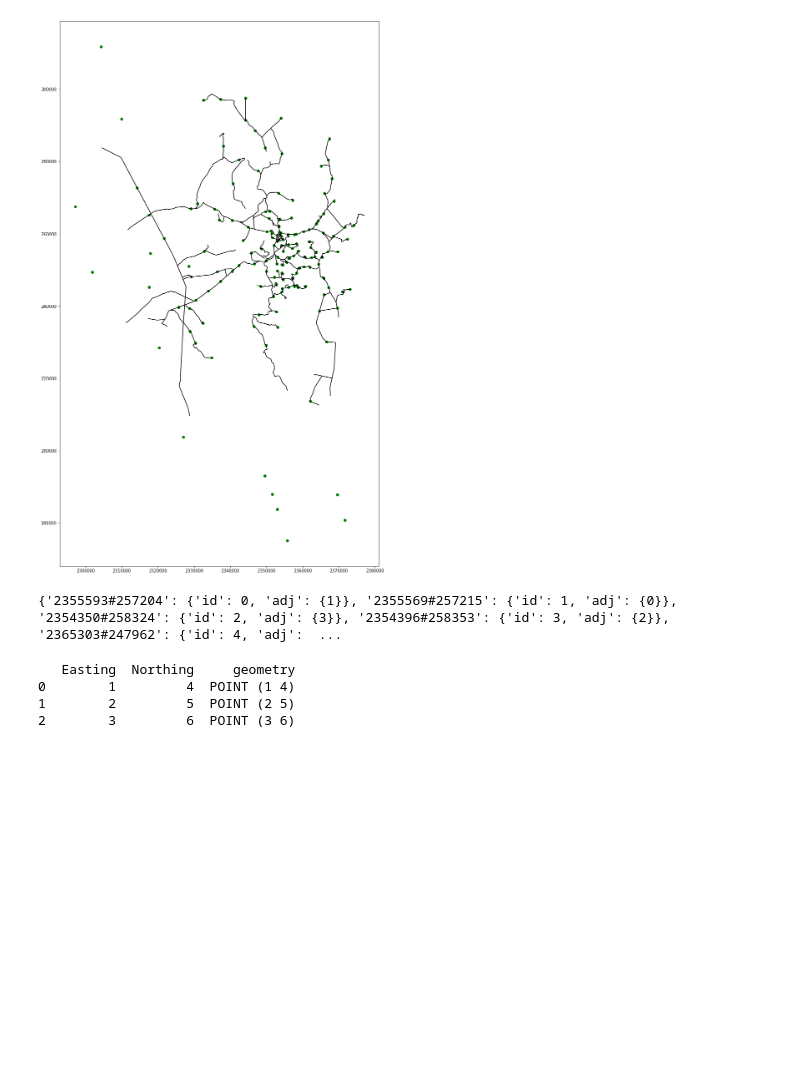
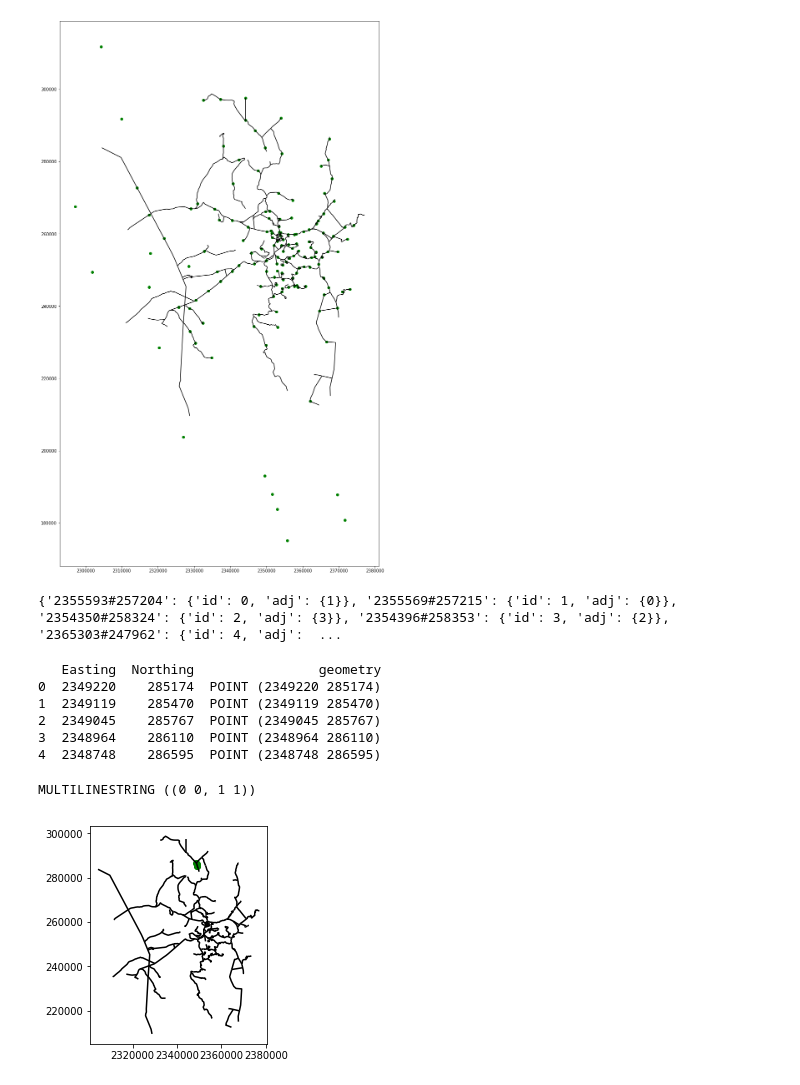
Before and after one commit to collincr/gravrouting, a Jupyter notebook: src/jupyter/links_in_network.ipynb, the cells around one changed output. Drawn from its saved outputs; the diff is of its cells as text; code cells hidden in the pictures; blank space fills up the shorter version.

```diff
--- a/src/jupyter/links_in_network.ipynb
+++ b/src/jupyter/links_in_network.ipynb
@@ -69,21 +69,39 @@ print(vertex_dictionary)
 import pandas as pd
 from shapely.geometry import Point
 
+vertices_x = [2349220, 2349119, 2349045, 2348964, 2348748]
+vertices_y = [285174, 285470, 285767, 286110, 286595]
+
 # convert lists to dataframe
-df_lines = pd.DataFrame({'Easting': [1,2,3], 'Northing': [4,5,6]})
+df_vertices = pd.DataFrame({'Easting': vertices_x, 'Northing': vertices_y})
 
 # creating a geometry column
-geometry = [Point(xy) for xy in zip([1,2,3], [4,5,6])]
+geometry = [Point(xy) for xy in zip(vertices_x, vertices_y)]
 
 # coordinate reference system
 crs = '+proj=lcc +lat_1=36 +lat_2=37.25 +lat_0=35.33333333333334 +lon_0=-119 +x_0=609601.2192024384 +y_0=0 +datum=NAD27 +units=us-ft +no_defs'
 
 # creating a geographic data frame
-gdf_lines = gpd.GeoDataFrame(df_lines, crs=crs, geometry=geometry)
+gdf_vertices = gpd.GeoDataFrame(df_vertices, crs=crs, geometry=geometry)
 
-print(gdf_lines)
+print(gdf_vertices)
 # %% [output]
-   Easting  Northing     geometry
-0        1         4  POINT (1 4)
-1        2         5  POINT (2 5)
-2        3         6  POINT (3 6)
+   Easting  Northing                geometry
+0  2349220    285174  POINT (2349220 285174)
+1  2349119    285470  POINT (2349119 285470)
+2  2349045    285767  POINT (2349045 285767)
+3  2348964    286110  POINT (2348964 286110)
+4  2348748    286595  POINT (2348748 286595)
+# %%
+from shapely.geometry import MultiLineString
+coords = [((0, 0), (1, 1))]
+new_geometry = MultiLineString(coords)
+print(new_geometry)
+# %% [output]
+MULTILINESTRING ((0 0, 1 1))
+# %%
+ax = gdf_vertices.plot(color='green')
+df_roads.plot(ax=ax, color='black')
+plt.show()
+# %% [output]
+[figure, added]
```
Also changed, not shown: parts of 1 cell of this notebook, 4 other files.
